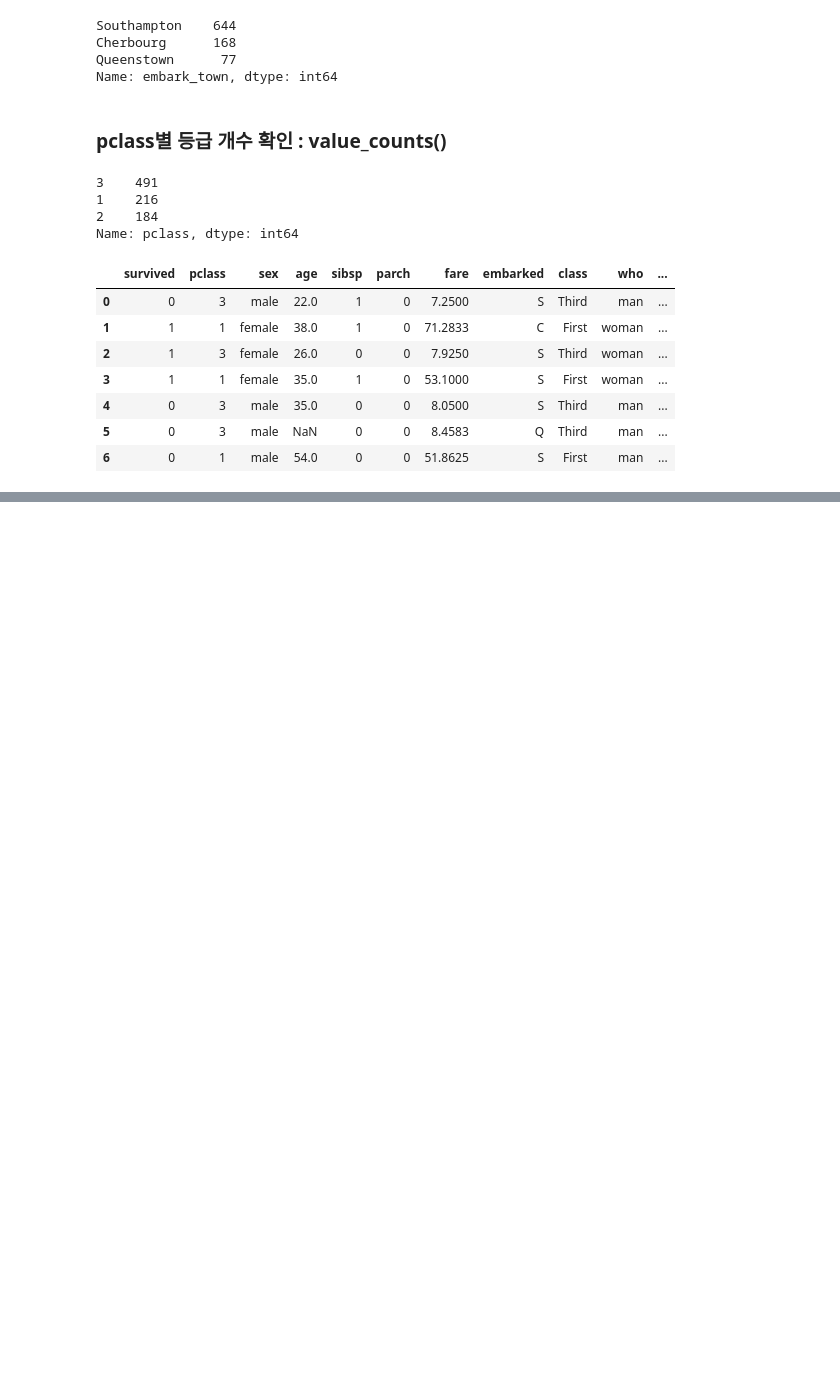
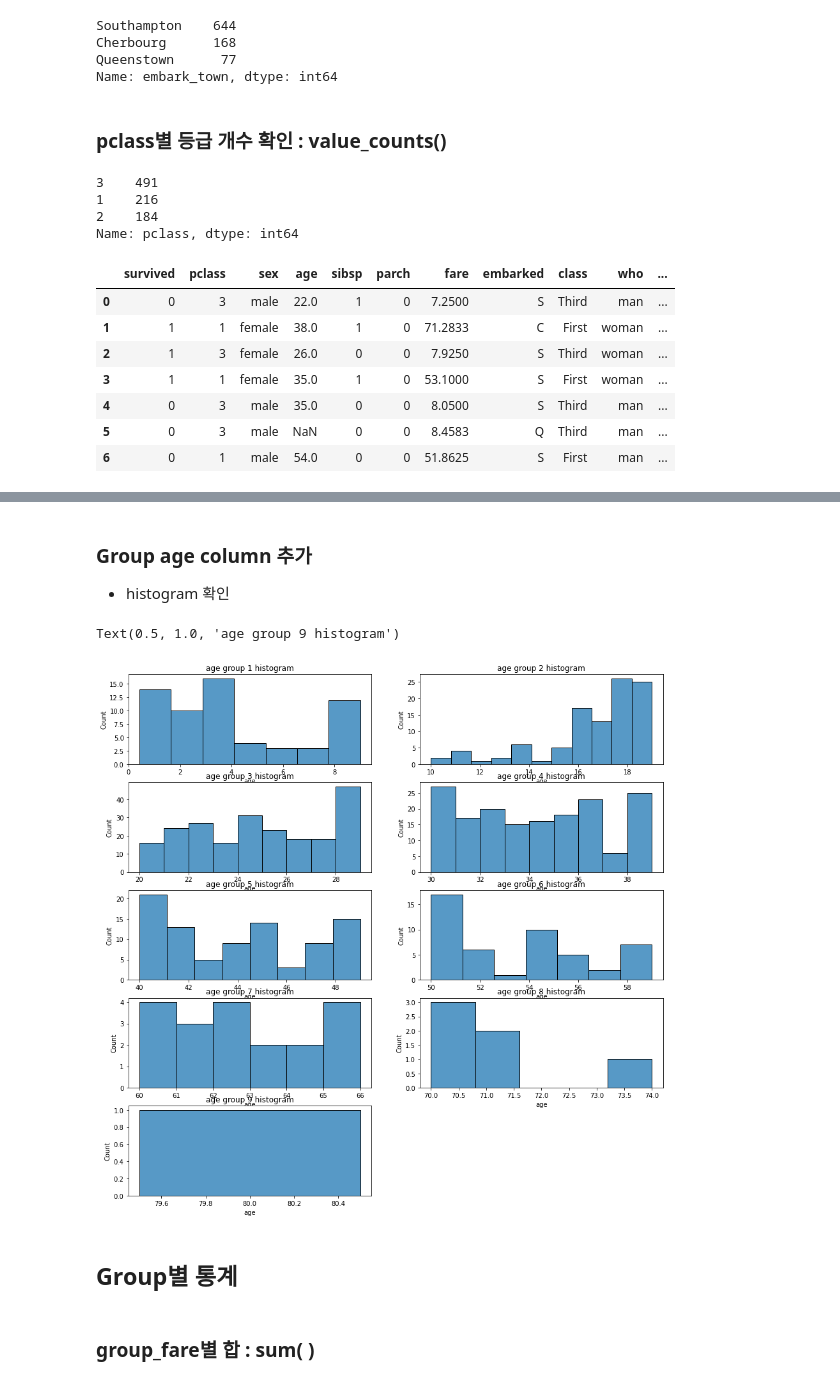
Before and after one commit to city1616/LikeLion_AI_SCHOOL_13th, a Jupyter notebook: 02. 웹과 Github 기본/06_python_library/02_pandas/02_Titanic_pandas.ipynb, the cells around one changed output, grey strips where cells are left out. Drawn from its saved outputs; the diff is of its cells as text; code cells hidden in the pictures; blank space fills up the shorter version.

```diff
--- a/02. 웹과 Github 기본/06_python_library/02_pandas/02_Titanic_pandas.ipynb
+++ b/02. 웹과 Github 기본/06_python_library/02_pandas/02_Titanic_pandas.ipynb
@@ -175,0 +224,68 @@ t.head(7)
+# %% [markdown]
+### Group age column 추가
+* histogram 확인
+# %%
+t.loc[(t.age >= 0) & (t.age < 10), "group_age"] = 0
+t.loc[(t.age >= 10) & (t.age < 20), "group_age"] = 10
+t.loc[(t.age >= 20) & (t.age <30), "group_age"] = 20
+t.loc[(t.age >= 30) & (t.age <40), "group_age"] = 30
+t.loc[(t.age >= 40) & (t.age <50), "group_age"] = 40
+t.loc[(t.age >= 50) & (t.age <60), "group_age"] = 50
+t.loc[(t.age >= 60) & (t.age <70), "group_age"] = 60
+t.loc[(t.age >= 70) & (t.age <80), "group_age"] = 70
+t.loc[(t.age >= 80) & (t.age <90), "group_age"] = 80
+
+grp_age01 = t[t["group_age"] == 0]
+grp_age02 = t[t["group_age"] == 10]
+grp_age03 = t[t["group_age"] == 20]
+grp_age04 = t[t["group_age"] == 30]
+grp_age05 = t[t["group_age"] == 40]
+grp_age06 = t[t["group_age"] == 50]
+grp_age07 = t[t["group_age"] == 60]
+grp_age08 = t[t["group_age"] == 70]
+grp_age09 = t[t["group_age"] == 80]
+
+plt.figure(figsize = (15, 15))
+
+plt.subplot(5, 2, 1)
+sns.histplot(x = "age", data = grp_age01)
+plt.title("age group 1 histogram")
+
+plt.subplot(5, 2, 2)
+sns.histplot(x = "age", data = grp_age02)
+plt.title("age group 2 histogram")
+
+plt.subplot(5, 2, 3)
+sns.histplot(x = "age", data = grp_age03)
+plt.title("age group 3 histogram")
+
+plt.subplot(5, 2, 4)
+sns.histplot(x = "age", data = grp_age04)
+plt.title("age group 4 histogram")
+
+plt.subplot(5, 2, 5)
+sns.histplot(x = "age", data = grp_age05)
+plt.title("age group 5 histogram")
+
+plt.subplot(5, 2, 6)
+sns.histplot(x = "age", data = grp_age06)
+plt.title("age group 6 histogram")
+
+plt.subplot(5, 2, 7)
+sns.histplot(x = "age", data = grp_age07)
+plt.title("age group 7 histogram")
+
+plt.subplot(5, 2, 8)
+sns.histplot(x = "age", data = grp_age08)
+plt.title("age group 8 histogram")
+
+plt.subplot(5, 2, 9)
+sns.histplot(x = "age", data = grp_age09)
+plt.title("age group 9 histogram")
+# %% [output]
+Text(0.5, 1.0, 'age group 9 histogram')
+[figure, added]
+# %% [markdown]
+## Group별 통계
+# %% [markdown]
+### group_fare별 합 : sum( )
```
Also changed, not shown: parts of 19 cells of this notebook.
